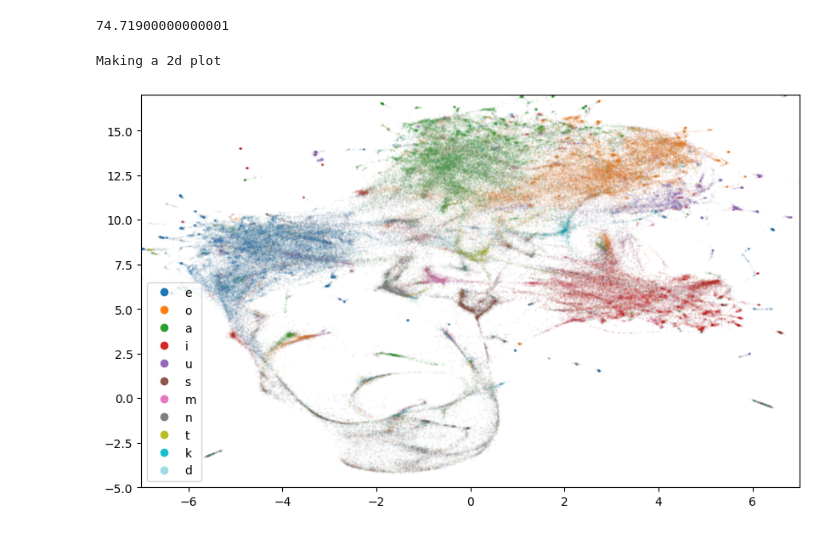
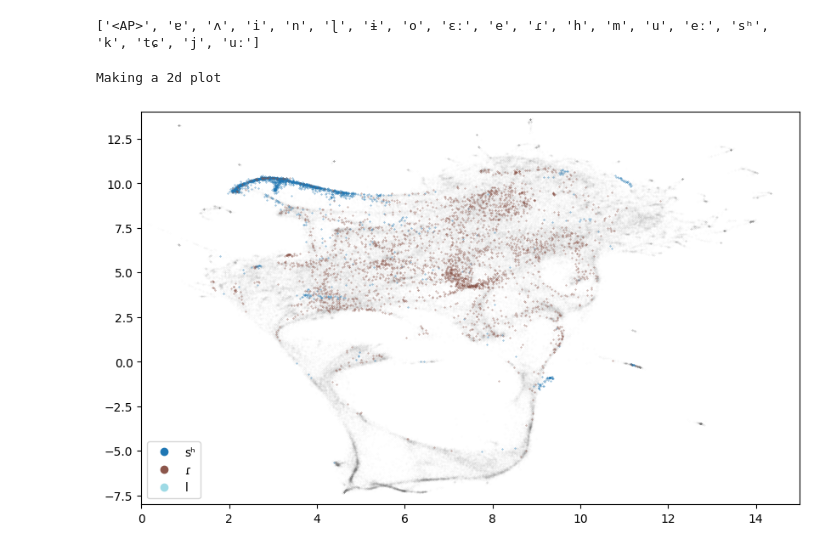
Before and after one commit to BSCCNS/Applio_LS, a Jupyter notebook: develop_nb/cluster_phonemes_GTSinger.ipynb, the cells around one changed output. Cells and saved outputs as stored; diff of their text form; code cells hidden in the pictures.

```diff
--- a/develop_nb/cluster_phonemes_GTSinger.ipynb
+++ b/develop_nb/cluster_phonemes_GTSinger.ipynb
@@ -13,7 +10,7 @@ import matplotlib.pyplot as plt
 from phonetics import plots as plots
 # %%
 root = '/Users/tomasandrade/Documents/BSC/ICHOIR/applio/Applio_LS/experiments'
-experiment_path = f'{root}/gt_singer_IT_v2'
-feat_2d_path = f'{experiment_path}/feat_2d/feat_2d_layer_11.csv'
+experiment_path = f'{root}/gt_singer_KO_v0'
+feat_2d_path = f'{experiment_path}/feat_2d/feat_2d_layer_12.csv'
 # %%
 df_anotated_2d = pd.read_csv(feat_2d_path, index_col=0)
@@ -30,20 +30,16 @@ df_anotated_2d['phone_base'].value_counts().plot.bar(rot = 45)
-# %%
-len(df_anotated_2d['phone_base'])*0.02/60
-# %% [output]
-74.71900000000001
 # %%
 unique_phones = [k for k in df_anotated_2d['phone_base'].value_counts().keys() if k != '<SP>']
+print(unique_phones[0:20])
+# %% [output]
+['<AP>', 'ɐ', 'ʌ', 'i', 'n', 'ɭ', 'ɨ', 'o', 'ɛː', 'e', 'ɾ', 'h', 'm', 'u', 'eː', 'sʰ', 'k', 'tɕ', 'j', 'uː']
 # %%
 plots.make_tagged_LS_plot(df_anotated_2d,
-            #phones = unique_phones[:5],
-            phones = ['e', 'o', 'a', 'i', 'u',
-                      's', 'm', 'n',
-                      't', 'k', 'd'],
-            alpha = 0.1,
+            phones = ['sʰ',  'ɾ', 'l'],
+            alpha = 0.8,
             s = 0.1,
             show_global=True,
-            xlim = [-7, 7],
-            ylim = [-5, 17])
+            xlim=[0,15],
+            ylim=[-8,14])
 # %% [output]
 Making a 2d plot
-[figure, old version]
+[figure, new version]
```
Also changed, not shown: parts of 4 cells of this notebook, 2 other files.
